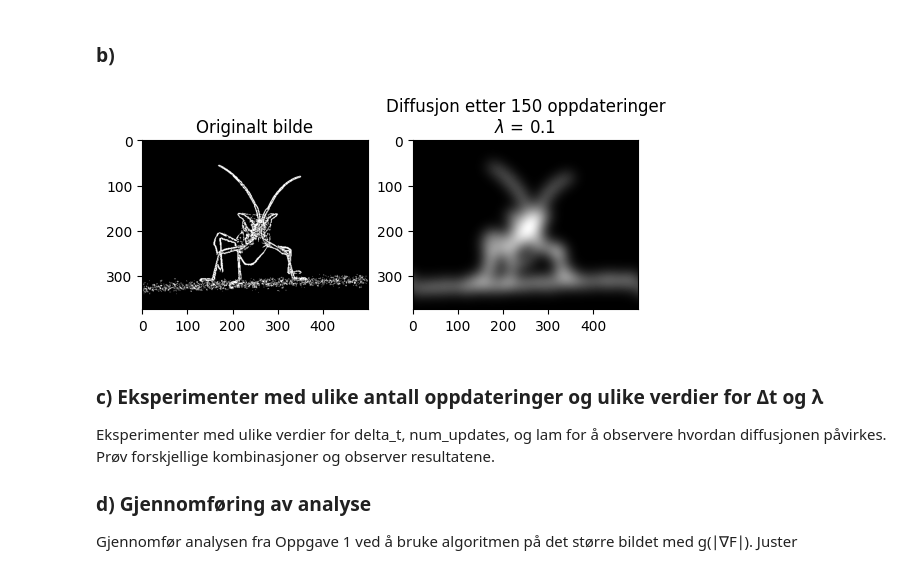
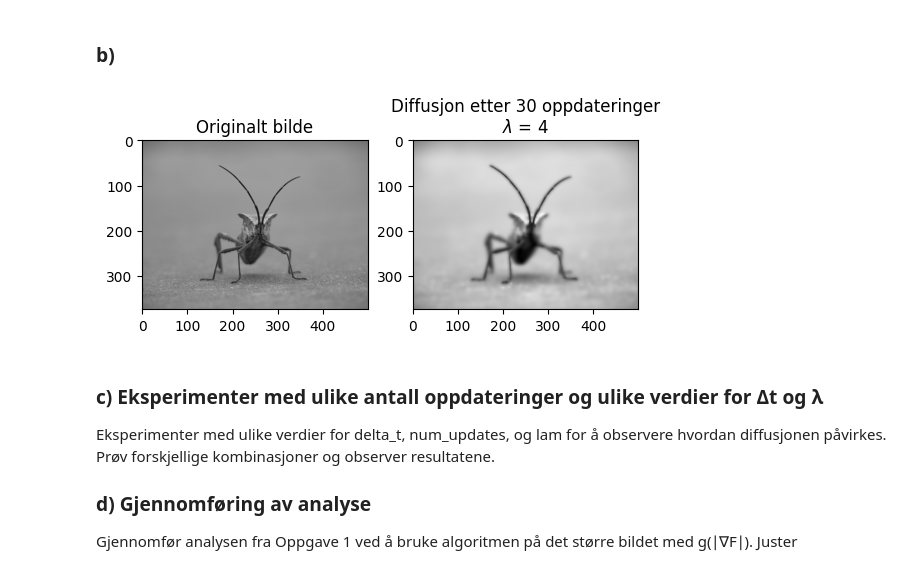
Before and after one commit to JoachimCode/ImageDiffusion, a Jupyter notebook: Bildebehandling,_diffusjon_og_Prims_algoritme.ipynb, the cells around one changed output. Drawn from its saved outputs; the diff is of its cells as text; code cells hidden in the pictures.

```diff
--- a/Bildebehandling,_diffusjon_og_Prims_algoritme.ipynb
+++ b/Bildebehandling,_diffusjon_og_Prims_algoritme.ipynb
@@ -208,9 +210,9 @@ def diffuse_image(initial_image, delta_t, num_updates):
 
 # Eksempel på bruk:
 # initial_image er bildet ved t=0, delta_t er steglengden, og num_updates er antall oppdateringer
-initial_image = edges  # Eksempel på tilfeldig initialbilde
-delta_t = 0.8
-num_updates = 150
+initial_image = image_array# Eksempel på tilfeldig initialbilde
+delta_t = 0.5
+num_updates = 15
 
 diffused_image = diffuse_image(initial_image, delta_t, num_updates)
 
@@ -285,38 +287,38 @@ def diffuse_image_with_gradient_function(initial_image, delta_t, num_updates, la
         gradient_magnitude = np.sqrt(F_x**2 + F_y**2)
         g_value = 1 / np.sqrt(1 + (gradient_magnitude**2) / (lam**2))
 
         F_xx, F_yy = calculate_partial_derivatives(F, delta_x)
         delta_F = F_xx + F_yy
 
         F = F + delta_t * g_value * delta_F
 
     return F
 
 # Eksempel på bruk:
 # initial_image er bildet ved t=0, delta_t er steglengden, og num_updates er antall oppdateringer
-initial_image = edges  # Eksempel på tilfeldig initialbilde
-delta_t = 0.8
-num_updates = 150
-lam = 0.10
+initial_image = image_array  # Eksempel på tilfeldig initialbilde
+delta_t = 0.3
+num_updates = 30
+lam = 4
 
 diffused_image = diffuse_image_with_gradient_function(initial_image, delta_t, num_updates, lam)
 
 # Visning av bildene
 plt.subplot(1, 2, 1)
 plt.imshow(initial_image, cmap='grey')
 plt.title('Originalt bilde')
 
 # Normalize and convert the diffused image to uint8
 diffused_image_normalized = (diffused_image - diffused_image.min()) / (diffused_image.max() - diffused_image.min())
 diffused_image_uint8 = (diffused_image_normalized * 255).astype(np.uint8)
 
 plt.subplot(1, 2, 2)
 plt.imshow(diffused_image_uint8, cmap='grey')
 plt.title(f'Diffusjon etter {num_updates} oppdateringer\n$\lambda$ = {lam}')
 
 plt.show()
 # %% [output]
-[figure, old version]
+[figure, new version]
 # %% [markdown]
 ### c) Eksperimenter med ulike antall oppdateringer og ulike verdier for Δt og λ
 Eksperimenter med ulike verdier for delta_t, num_updates, og lam for å observere hvordan diffusjonen påvirkes. Prøv forskjellige kombinasjoner og observer resultatene.
```
Also changed, not shown: parts of 8 cells of this notebook.
